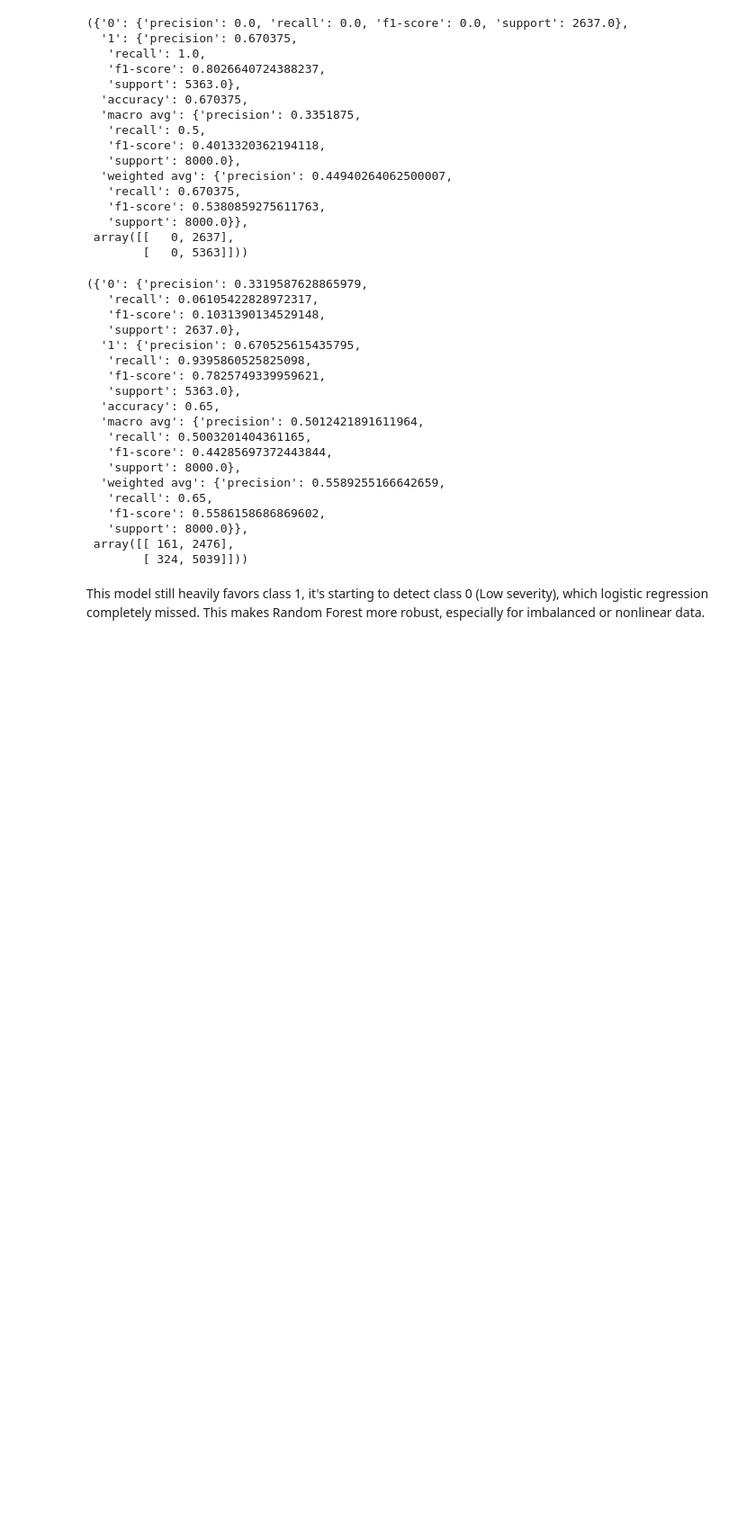
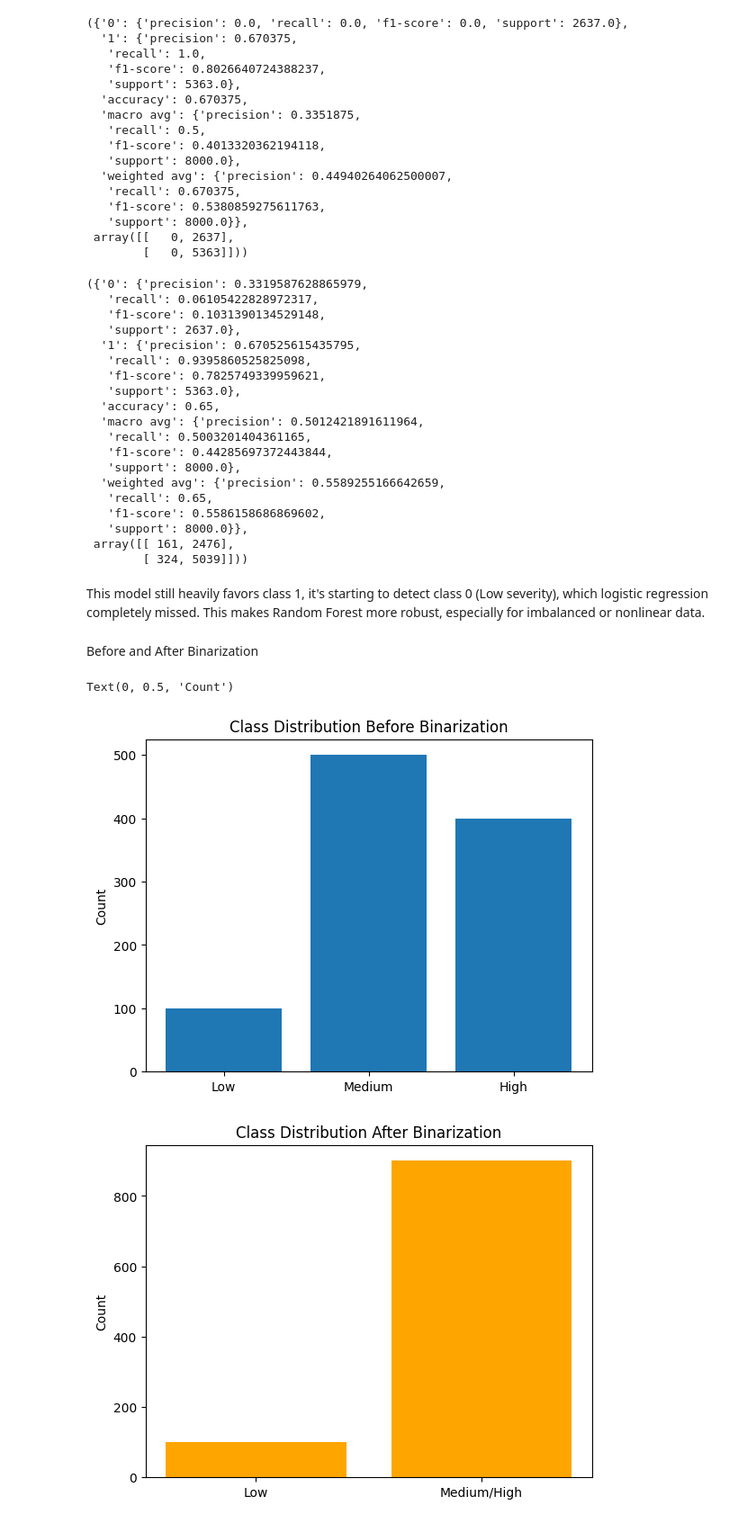
Before and after one commit to JoshZuss/capstone-week-6-hw, a Jupyter notebook: week6.ipynb, the cells around one changed output. Shown at 90% size. Drawn from its saved outputs; the diff is of its cells as text; code cells hidden in the pictures; blank space fills up the shorter version.

```diff
--- a/week6.ipynb
+++ b/week6.ipynb
@@ -231,3 +231,33 @@ conf_matrix_rf = confusion_matrix(y_test, y_pred_rf)
 # %% [markdown]
 This model still heavily favors class 1, it's starting to detect class 0 (Low severity), which logistic regression completely missed.
 This makes Random Forest more robust, especially for imbalanced or nonlinear data.
+# %% [markdown]
+Before and After Binarization
+# %%
+import pandas as pd
+import numpy as np
+import matplotlib.pyplot as plt
+import seaborn as sns
+import os
+from sklearn.metrics import confusion_matrix, ConfusionMatrixDisplay
+
+# Simulated class distribution for 'Severity Level'
+severity_counts_before = {'Low': 100, 'Medium': 500, 'High': 400}
+severity_counts_after = {'Low': 100, 'Medium/High': 900}
+
+# Plot 1: Class Distribution Before Binarization
+fig1, ax1 = plt.subplots()
+ax1.bar(severity_counts_before.keys(), severity_counts_before.values())
+ax1.set_title("Class Distribution Before Binarization")
+ax1.set_ylabel("Count")
+
+
+# Plot 2: Class Distribution After Binarization
+fig2, ax2 = plt.subplots()
+ax2.bar(severity_counts_after.keys(), severity_counts_after.values(), color='orange')
+ax2.set_title("Class Distribution After Binarization")
+ax2.set_ylabel("Count")
+# %% [output]
+Text(0, 0.5, 'Count')
+[figure, added]
+[figure, added]
```
